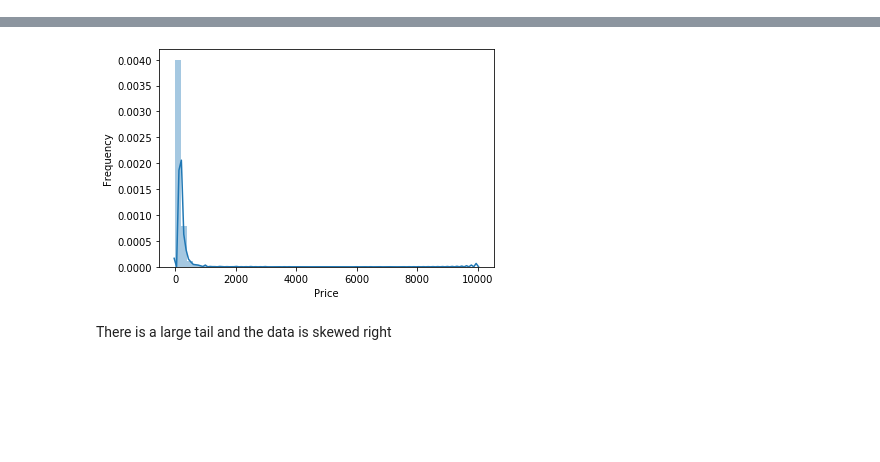
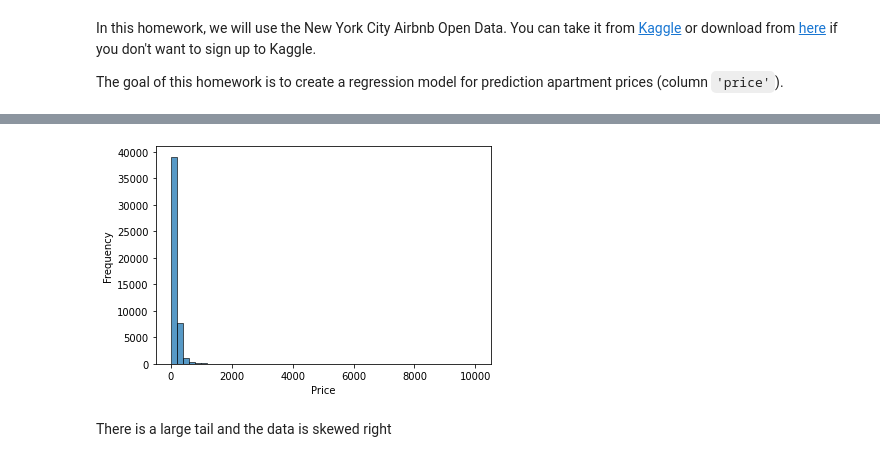
Before and after one commit to Daven254/mlbookcamp-code, a Jupyter notebook: course-zoomcamp/02-regression/daven/homework2.ipynb, the cells around one changed output, grey strips where cells are left out. Cells and saved outputs as stored; diff of their text form; code cells hidden in the pictures; blank space fills up the shorter version.

Commit message:
worked on questions 3 and 4 of homework 2

```diff
--- a/course-zoomcamp/02-regression/daven/homework2.ipynb
+++ b/course-zoomcamp/02-regression/daven/homework2.ipynb
@@ -1,3 +1,10 @@
+# %% [markdown]
+In this homework, we will use the New York City Airbnb Open Data. You can take it from
+[Kaggle](https://www.kaggle.com/dgomonov/new-york-city-airbnb-open-data?select=AB_NYC_2019.csv)
+or download from [here](https://raw.githubusercontent.com/alexeygrigorev/datasets/master/AB_NYC_2019.csv)
+if you don't want to sign up to Kaggle.
+
+The goal of this homework is to create a regression model for prediction apartment prices (column `'price'`).
 # %%
 # Import statements
 import numpy as np
@@ -63,12 +70,12 @@ calculated_host_listings_count        0
 availability_365                      0
 dtype: int64
 # %%
-sns.distplot(df['price'],bins = 50)
+sns.histplot(df['price'],bins = 50)
 plt.xlabel('Price')
 plt.ylabel('Frequency')
 plt.show()
 plt.close()
 # %% [output]
-[figure, old version]
+[figure, new version]
 # %% [markdown]
 There is a large tail and the data is skewed right
```
Also changed, not shown: parts of 23 cells of this notebook, 3 other files.
